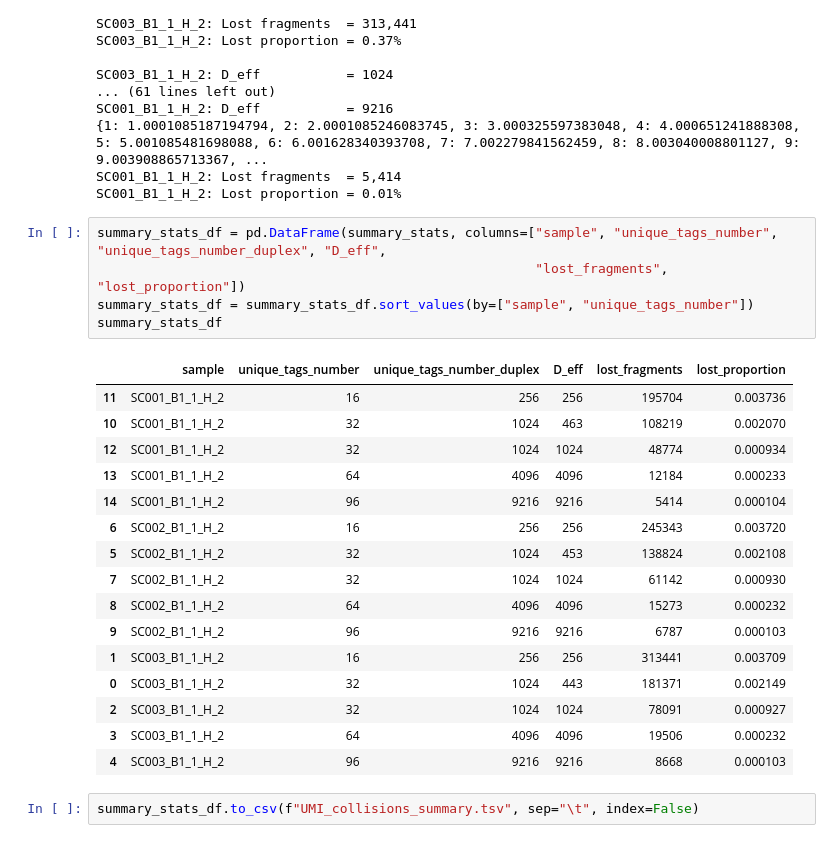
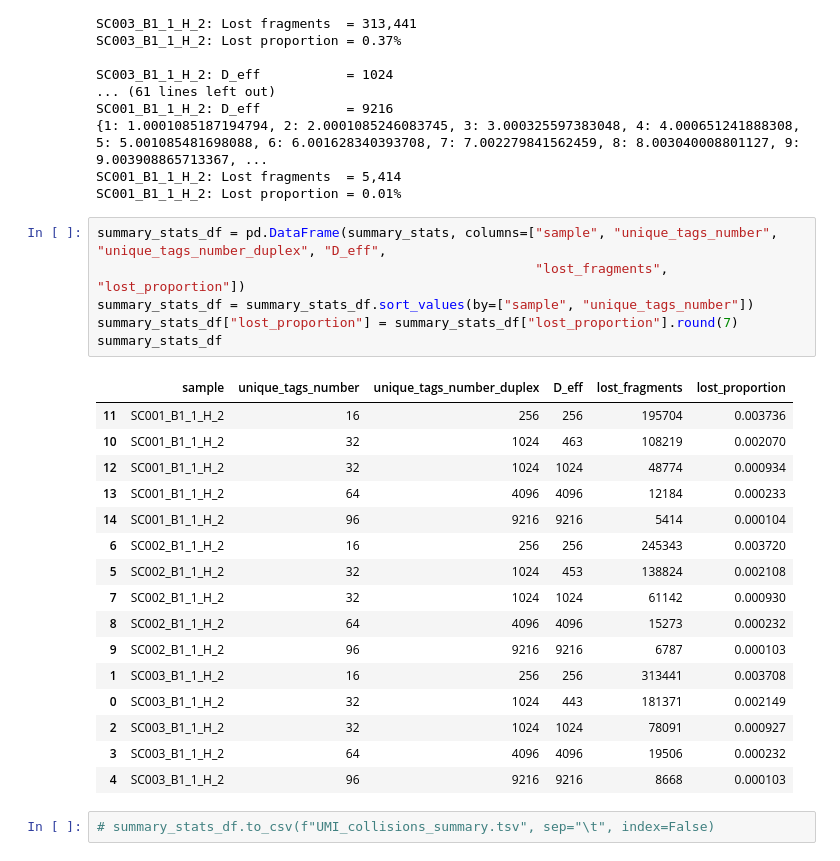
Before and after one commit to bbglab/DeepClone_protocol, a Jupyter notebook: other_analysis/UMIcollisions/2026-06-26.same_cut_freq_theoretical.ipynb, the cells around one changed output. Drawn from its saved outputs; the diff is of its cells as text.

Commit message:
update collisions summary final

```diff
--- a/other_analysis/UMIcollisions/2026-06-26.same_cut_freq_theoretical.ipynb
+++ b/other_analysis/UMIcollisions/2026-06-26.same_cut_freq_theoretical.ipynb
@@ -338,24 +347,25 @@ SC001_B1_1_H_2: Lost proportion = 0.01%
 # %%
 summary_stats_df = pd.DataFrame(summary_stats, columns=["sample", "unique_tags_number", "unique_tags_number_duplex", "D_eff",
                                                         "lost_fragments", "lost_proportion"])
 summary_stats_df = summary_stats_df.sort_values(by=["sample", "unique_tags_number"])
+summary_stats_df["lost_proportion"] = summary_stats_df["lost_proportion"].round(7)
 summary_stats_df
 # %% [output]
 |  | sample | unique_tags_number | unique_tags_number_duplex | D_eff | lost_fragments | lost_proportion |
 | 11 | SC001_B1_1_H_2 | 16 | 256 | 256 | 195704 | 0.003736 |
 | 10 | SC001_B1_1_H_2 | 32 | 1024 | 463 | 108219 | 0.002070 |
 | 12 | SC001_B1_1_H_2 | 32 | 1024 | 1024 | 48774 | 0.000934 |
 | 13 | SC001_B1_1_H_2 | 64 | 4096 | 4096 | 12184 | 0.000233 |
 | 14 | SC001_B1_1_H_2 | 96 | 9216 | 9216 | 5414 | 0.000104 |
 | 6 | SC002_B1_1_H_2 | 16 | 256 | 256 | 245343 | 0.003720 |
 | 5 | SC002_B1_1_H_2 | 32 | 1024 | 453 | 138824 | 0.002108 |
 | 7 | SC002_B1_1_H_2 | 32 | 1024 | 1024 | 61142 | 0.000930 |
 | 8 | SC002_B1_1_H_2 | 64 | 4096 | 4096 | 15273 | 0.000232 |
 | 9 | SC002_B1_1_H_2 | 96 | 9216 | 9216 | 6787 | 0.000103 |
-| 1 | SC003_B1_1_H_2 | 16 | 256 | 256 | 313441 | 0.003709 |
+| 1 | SC003_B1_1_H_2 | 16 | 256 | 256 | 313441 | 0.003708 |
 | 0 | SC003_B1_1_H_2 | 32 | 1024 | 443 | 181371 | 0.002149 |
 | 2 | SC003_B1_1_H_2 | 32 | 1024 | 1024 | 78091 | 0.000927 |
 | 3 | SC003_B1_1_H_2 | 64 | 4096 | 4096 | 19506 | 0.000232 |
 | 4 | SC003_B1_1_H_2 | 96 | 9216 | 9216 | 8668 | 0.000103 |
 # %%
-summary_stats_df.to_csv(f"UMI_collisions_summary.tsv", sep="\t", index=False)
+# summary_stats_df.to_csv(f"UMI_collisions_summary.tsv", sep="\t", index=False)
```
Also changed, not shown: parts of 11 cells of this notebook, 5 other files.
